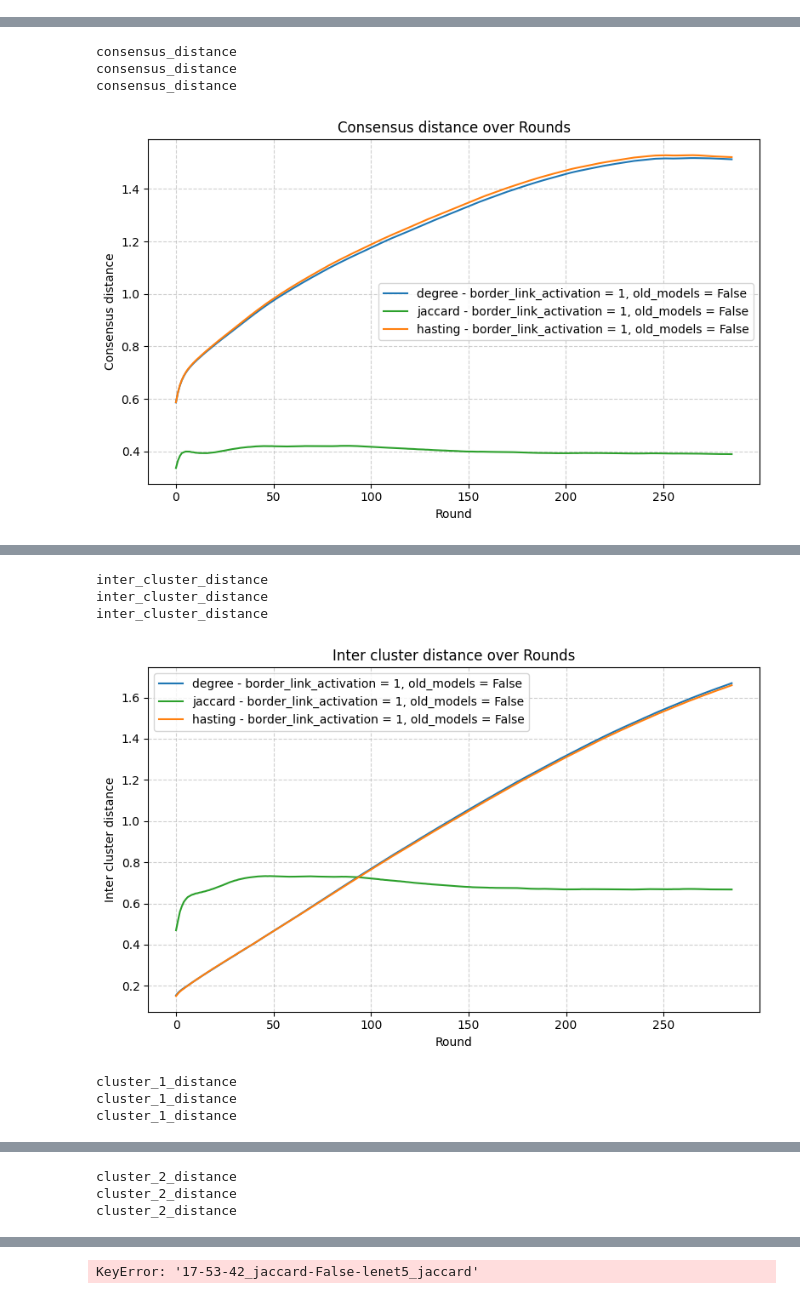
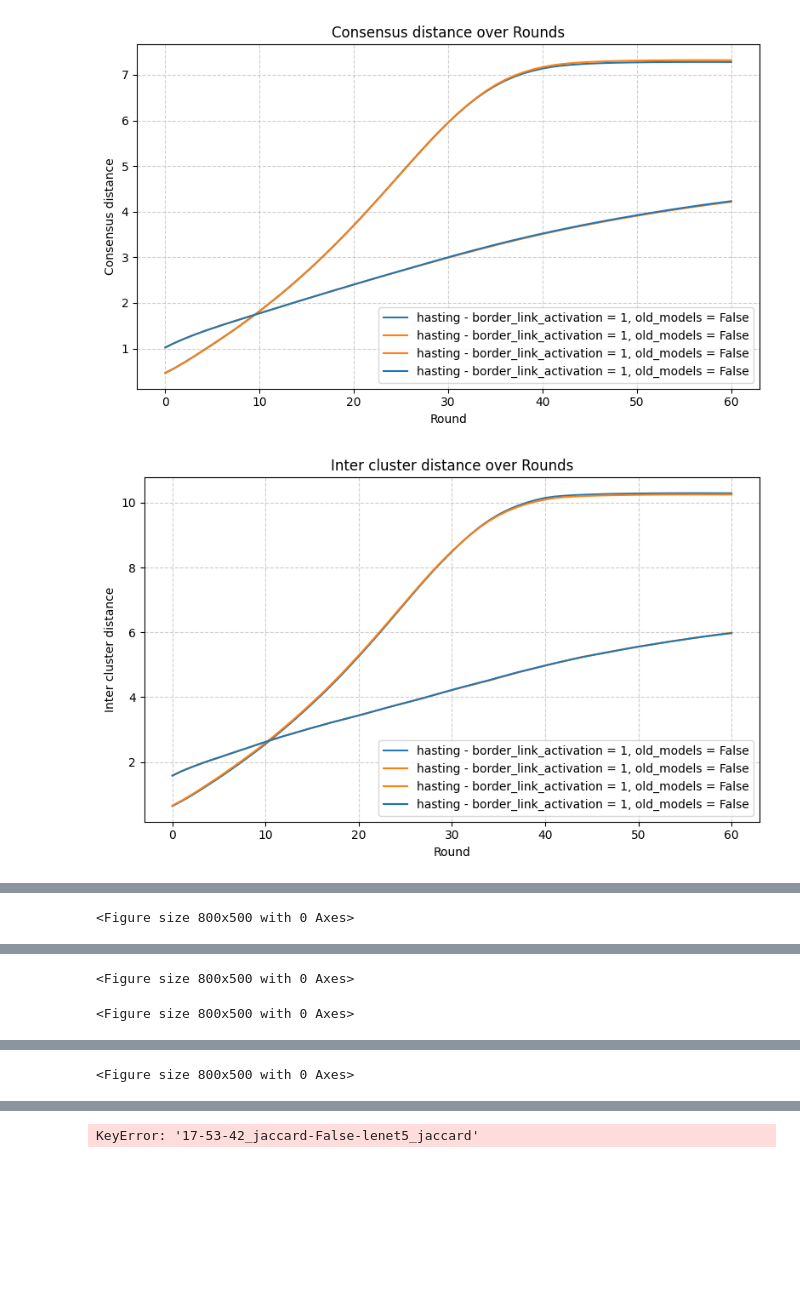
Before and after one commit to tanguyLC01/FLP2P, a Jupyter notebook: compare_fixed_training.ipynb, the cells around one changed output, grey strips where cells are left out. Drawn from its saved outputs; the diff is of its cells as text; code cells hidden in the pictures; blank space fills up the shorter version.

```diff
--- a/compare_fixed_training.ipynb
+++ b/compare_fixed_training.ipynb
@@ -152,7 +136,7 @@ keys = list(results.keys())
 index_elems = list(results[keys[0]].keys())
 epochs = min(1000, min(len(results[k][index_elems[0]]) for k in keys))
 start = 0
-unique_old_gradients = sorted(set(f"{results[k]['old_gradients']}-{k.split('_')[-1]}-{results[k]['border_link_activation']}" for k in results.keys()))
+unique_old_gradients = sorted(set(f"{results[k]['old_gradients']}-{k.split('_')[-1]}-{results[k]['border_link_activation']}-{results[k]['gossiping_step']}" for k in results.keys()))
 color_cycle = plt.cm.tab10.colors  # 10 distinct colors (you can use more: tab20, viridis, etc.)
 color_map = {og: color_cycle[i % len(color_cycle)] for i, og in enumerate(unique_old_gradients)}
 for index_elem in index_elems:
@@ -160,10 +144,8 @@ for index_elem in index_elems:
     if type(results[list(results.keys())[0]][index_elem]) is not list or len(results[list(results.keys())[0]][index_elem]) == 0:
         continue
     for key in keys:
-        if results[key]['same_test_distrib']  is False:
-
+        if results[key]['same_distrib_test_set']  is False:
             y = results[key][index_elem]
-            print(index_elem)
             y = np.convolve(y[start:epochs], np.ones(10)/10)[10:-10]
             rounds = np.arange(start, start + len(y))
             g_matrix = key.split('_')[-1]
@@ -173,33 +155,35 @@ for index_elem in index_elems:
             #label = f"{g_matrix} - border_link_activation = {results[key]['border_link_activation']}"
             # else:
             #     label = f"{g_matrix} - {"Memory activated" if results[key]['old_gradients'] else "Memory desactivated"}"
-            color = color_map[f"{results[key]['old_gradients']}-{g_matrix}-{results[key]['border_link_activation']}"]
+            color = color_map[f"{results[key]['old_gradients']}-{g_matrix}-{results[key]['border_link_activation']}-{results[key]['gossiping_step']}"]
             plt.plot(rounds, y, label=label, color=color)
 
     plt.xlabel("Round")
     plt.ylabel(index_elem.replace('_', ' ').capitalize())
     plt.title(f"{index_elem.replace('_', ' ').capitalize()} over Rounds")
     plt.legend()
     plt.grid(True, linestyle='--', alpha=0.6)
     plt.tight_layout()
     plt.show()
 
 # for index_elem in index_elems:
 #     plt.figure(figsize=(8, 5))
 #     if type(results[list(results.keys())[0]][index_elem]) is not list:
 #         continue
 #     for key in ['09-53-21_matcha-False-lenet5_matcha', '11-01-36_maximum_degree-False-lenet5_maximum_degree', '11-01-36_metropolis_hasting-False-lenet5_metropolis_hasting']:
 #         y = results[key].get(index_elem, None)
 #         y = y[start:epochs]
 #         rounds = np.arange(start, start + len(y))
 #         label = f"{key.split('_')[-1]} - border_link_activation = {results[key]['border_link_activation']}"
 #         plt.plot(rounds, y, label=label)
 
 #     plt.xlabel("Round")
 #     plt.ylabel(index_elem.replace('_', ' ').capitalize())
 #     plt.title(f"{index_elem.replace('_', ' ').capitalize()} over Rounds (CIFAR-10, ResNet18)")
 #     plt.legend()
 #     plt.grid(True, linestyle='--', alpha=0.6)
 #     plt.tight_layout()
 #     plt.show()
 # %% [output]
+[figure, new version]
+[figure, new version]
@@ -206,4 +192 @@ for index_elem in index_elems:
-consensus_distance
-consensus_distance
-consensus_distance
+<Figure size 800x500 with 0 Axes>
-[figure, old version]
@@ -210,7 +195,2 @@ consensus_distance
-inter_cluster_distance
-inter_cluster_distance
-inter_cluster_distance
+<Figure size 800x500 with 0 Axes>
-[figure, old version]
-cluster_1_distance
-cluster_1_distance
-cluster_1_distance
+<Figure size 800x500 with 0 Axes>
@@ -218,3 +197 @@ cluster_1_distance
-cluster_2_distance
-cluster_2_distance
-cluster_2_distance
+<Figure size 800x500 with 0 Axes>
```
Also changed, not shown: parts of 7 cells of this notebook, 4 other files.
